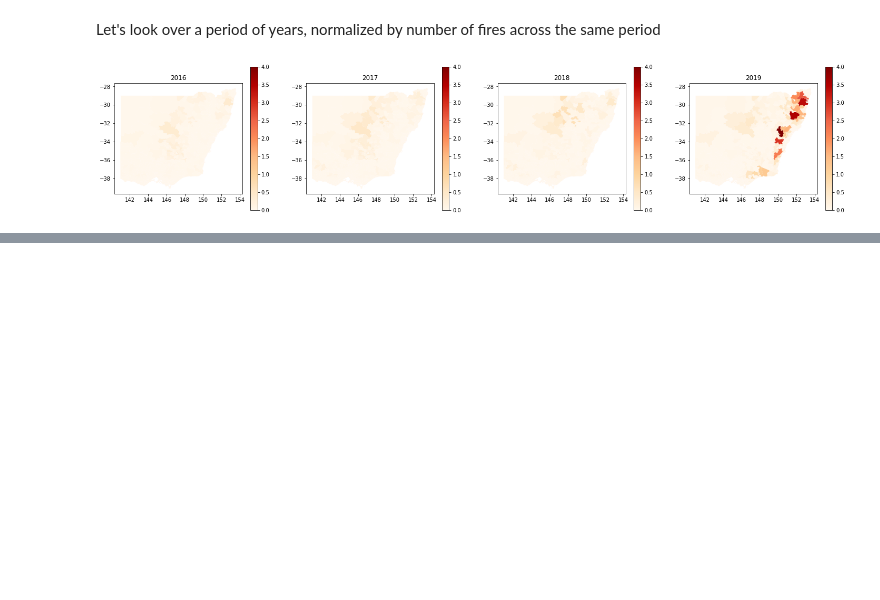
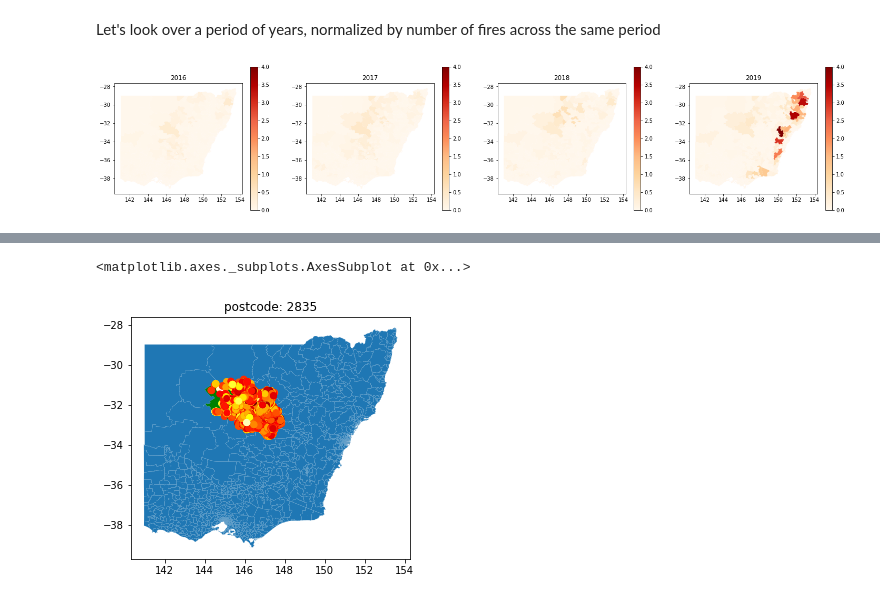
Before and after one commit to lindenmp/NASA_aus_firedata, a Jupyter notebook: analysis.ipynb, the cells around one changed output, grey strips where cells are left out. Cells and saved outputs as stored; diff of their text form; code cells hidden in the pictures; blank space fills up the shorter version.

```diff
--- a/analysis.ipynb
+++ b/analysis.ipynb
@@ -116,0 +164,19 @@ for i, year in enumerate(years):
+# %%
+postcodes = (2877, 2875, 2873, 2825, 2835)
+my_region = gpd.GeoDataFrame()
+df_region = pd.DataFrame()
+for postcode in postcodes:
+    region_tmp = my_map[my_map['code'] == postcode]
+    df_tmp = df.loc[df['postcode'] == postcode,:]
+
+    my_region = pd.concat((my_region, region_tmp), axis = 0)
+    df_region = pd.concat((df_region, df_tmp), axis = 0)
+# %%
+fig, ax = plt.subplots(figsize = (5,5))
+ax.set_title('postcode: ' + str(postcode))
+my_map.plot(ax = ax)
+my_region.plot(ax = ax, color = 'g')
+df_region.plot(ax = ax, column='BRIGHT_T31', cmap='hot')
+# %% [output]
+<matplotlib.axes._subplots.AxesSubplot at 0x...>
+[figure, added]
```
Also changed, not shown: parts of 19 cells of this notebook, 1 other file.
